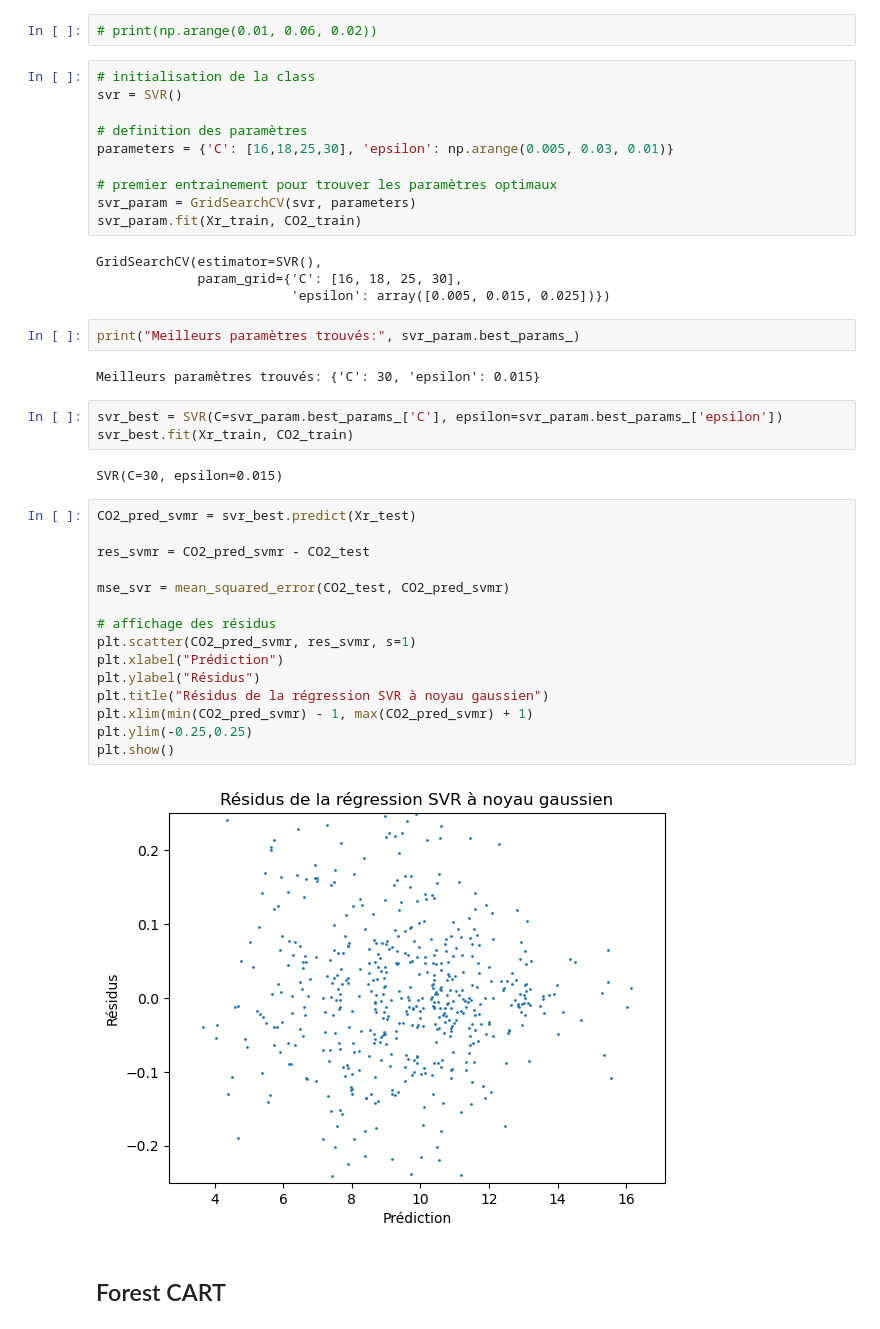
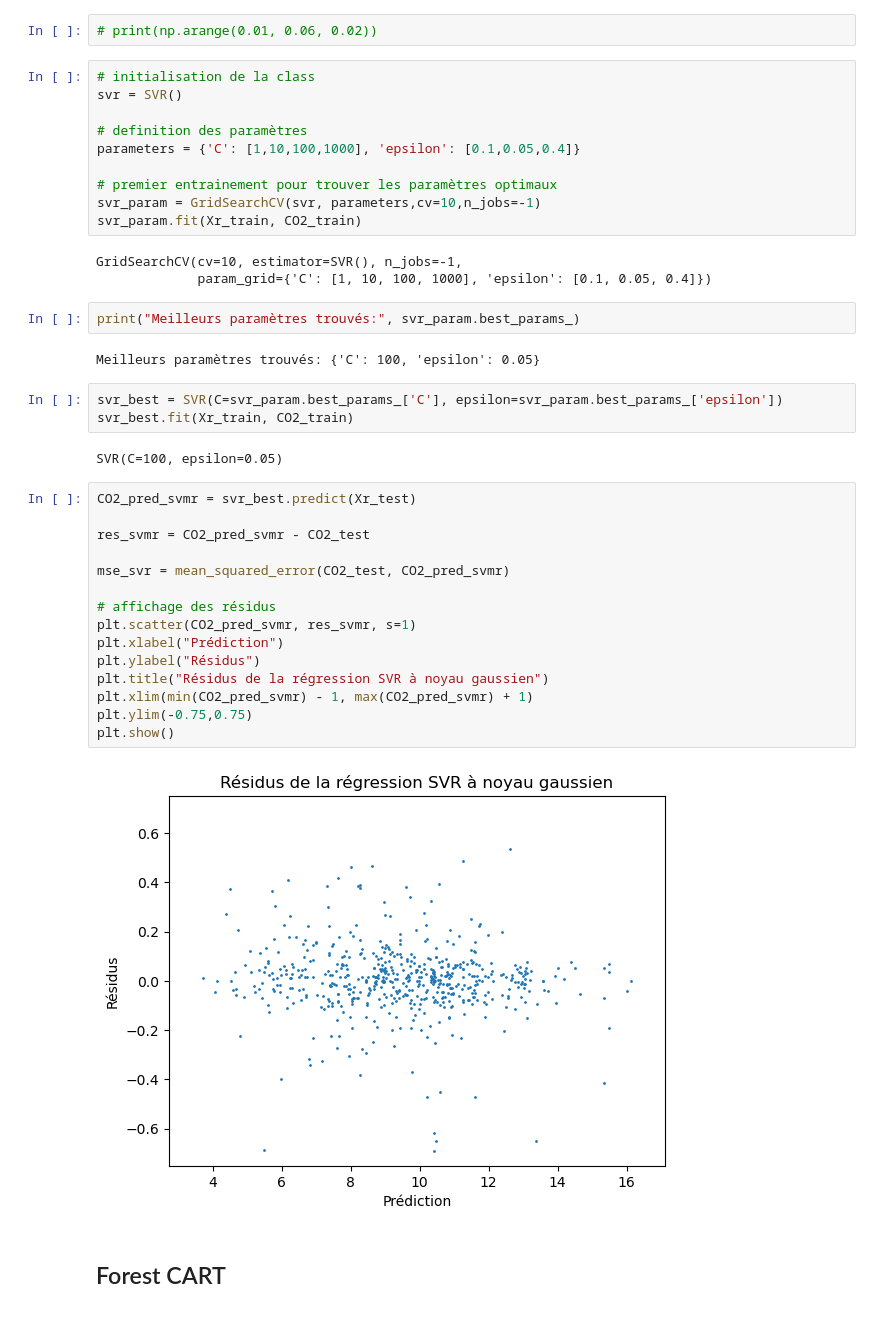
Before and after one commit to PaolaDeTruchis/MachineLearning, a Jupyter notebook: Projet_ML_Python.ipynb, the cells around one changed output. Cells and saved outputs as stored; diff of their text form.

```diff
--- a/Projet_ML_Python.ipynb
+++ b/Projet_ML_Python.ipynb
@@ -947,41 +947,40 @@ from sklearn.svm import SVR
 svr = SVR()
 
 # definition des paramètres
-parameters = {'C': [16,18,25,30], 'epsilon': np.arange(0.005, 0.03, 0.01)}
+parameters = {'C': [1,10,100,1000], 'epsilon': [0.1,0.05,0.4]}
 
 # premier entrainement pour trouver les paramètres optimaux
-svr_param = GridSearchCV(svr, parameters)
+svr_param = GridSearchCV(svr, parameters,cv=10,n_jobs=-1)
 svr_param.fit(Xr_train, CO2_train)
 # %% [output]
-GridSearchCV(estimator=SVR(),
-             param_grid={'C': [16, 18, 25, 30],
-                         'epsilon': array([0.005, 0.015, 0.025])})
+GridSearchCV(cv=10, estimator=SVR(), n_jobs=-1,
+             param_grid={'C': [1, 10, 100, 1000], 'epsilon': [0.1, 0.05, 0.4]})
 # %%
 print("Meilleurs paramètres trouvés:", svr_param.best_params_)
 # %% [output]
-Meilleurs paramètres trouvés: {'C': 30, 'epsilon': 0.015}
+Meilleurs paramètres trouvés: {'C': 100, 'epsilon': 0.05}
 # %%
 svr_best = SVR(C=svr_param.best_params_['C'], epsilon=svr_param.best_params_['epsilon'])
 svr_best.fit(Xr_train, CO2_train)
 # %% [output]
-SVR(C=30, epsilon=0.015)
+SVR(C=100, epsilon=0.05)
 # %%
 CO2_pred_svmr = svr_best.predict(Xr_test)
 
 res_svmr = CO2_pred_svmr - CO2_test
 
 mse_svr = mean_squared_error(CO2_test, CO2_pred_svmr)
 
 # affichage des résidus
 plt.scatter(CO2_pred_svmr, res_svmr, s=1)
 plt.xlabel("Prédiction")
 plt.ylabel("Résidus")
 plt.title("Résidus de la régression SVR à noyau gaussien")
 plt.xlim(min(CO2_pred_svmr) - 1, max(CO2_pred_svmr) + 1)
-plt.ylim(-0.25,0.25)
+plt.ylim(-0.75,0.75)
 plt.show()
 # %% [output]
-[figure, old version]
+[figure, new version]
 # %% [markdown]
 ## Forest CART
 # %% [markdown]
```
Also changed, not shown: parts of 56 cells of this notebook.
